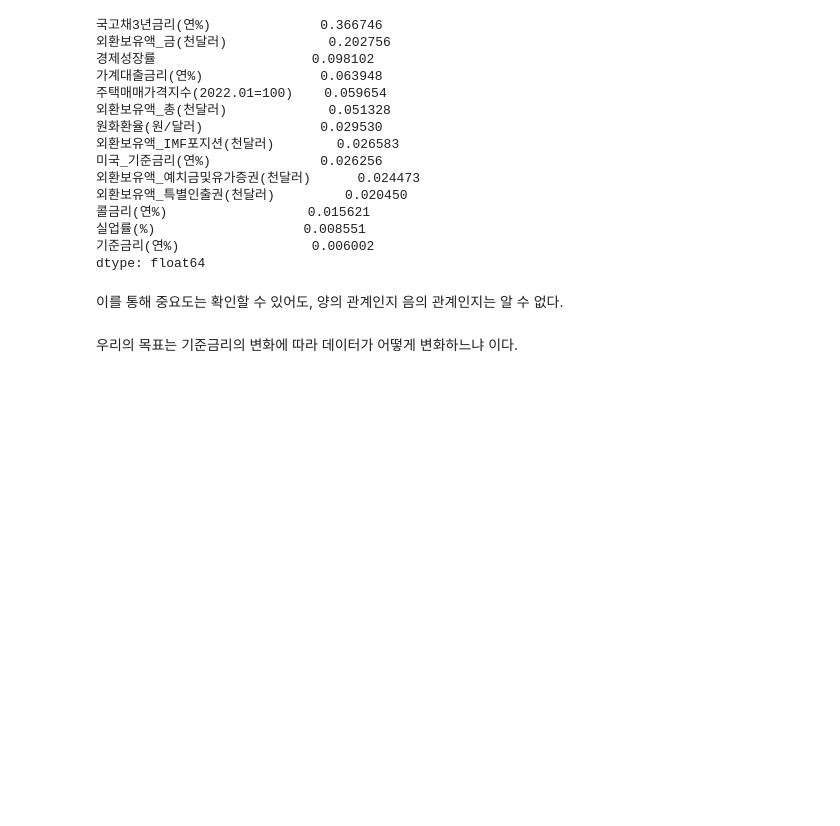
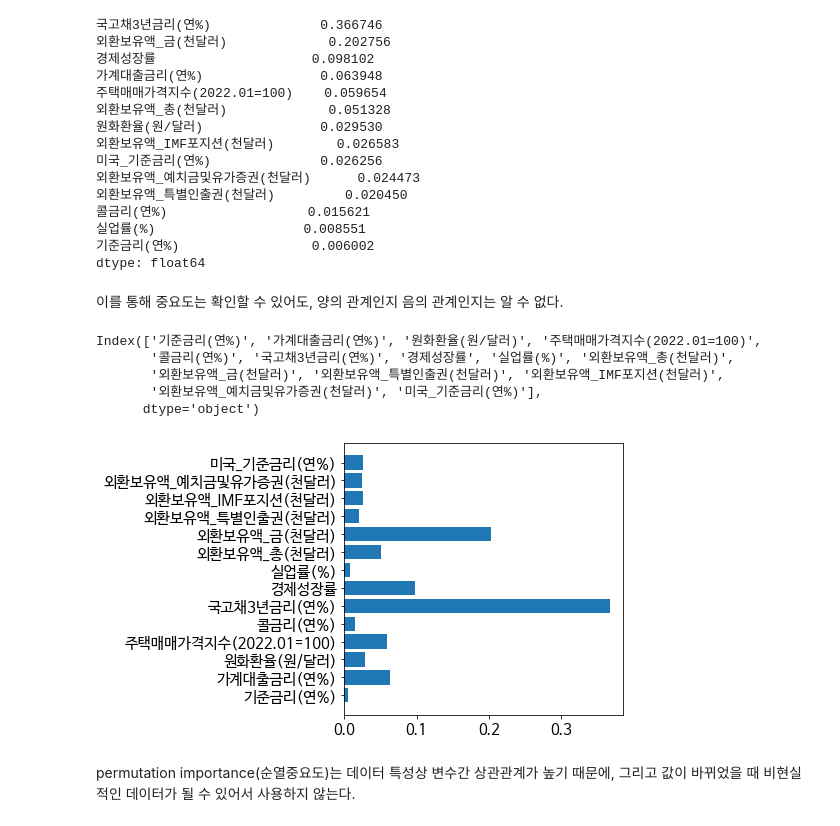
Before and after one commit to nan-park/section2_project, a Jupyter notebook: data_modeling.ipynb, the cells around one changed output. Saved outputs shown, nothing was run; the diff lists cells and outputs as text; code cells hidden in the pictures; blank space fills up the shorter version.

```diff
--- a/data_modeling.ipynb
+++ b/data_modeling.ipynb
@@ -193,5 +218,21 @@ importance_series.sort_values(ascending=False)
 dtype: float64
 # %% [markdown]
 이를 통해 중요도는 확인할 수 있어도, 양의 관계인지 음의 관계인지는 알 수 없다.
-# %% [markdown]
-우리의 목표는 기준금리의 변화에 따라 데이터가 어떻게 변화하느냐 이다.<br>
+# %%
+importance_series.index
+# %% [output]
+Index(['기준금리(연%)', '가계대출금리(연%)', '원화환율(원/달러)', '주택매매가격지수(2022.01=100)',
+       '콜금리(연%)', '국고채3년금리(연%)', '경제성장률', '실업률(%)', '외환보유액_총(천달러)',
+       '외환보유액_금(천달러)', '외환보유액_특별인출권(천달러)', '외환보유액_IMF포지션(천달러)',
+       '외환보유액_예치금및유가증권(천달러)', '미국_기준금리(연%)'],
+      dtype='object')
+# %%
+plt.rc('font', family='NanumBarunGothic')
+plt.rcParams.update({'font.size': 15})
+plt.figure(figsize=(5, 5))
+plt.barh(importance_series.index, importance_series.values)
+plt.show()
+# %% [output]
+[figure, added]
+# %% [markdown]
+ permutation importance(순열중요도)는 데이터 특성상 변수간 상관관계가 높기 때문에, 그리고 값이 바뀌었을 때 비현실적인 데이터가 될 수 있어서 사용하지 않는다.
```
Also changed, not shown: parts of 12 cells of this notebook.
